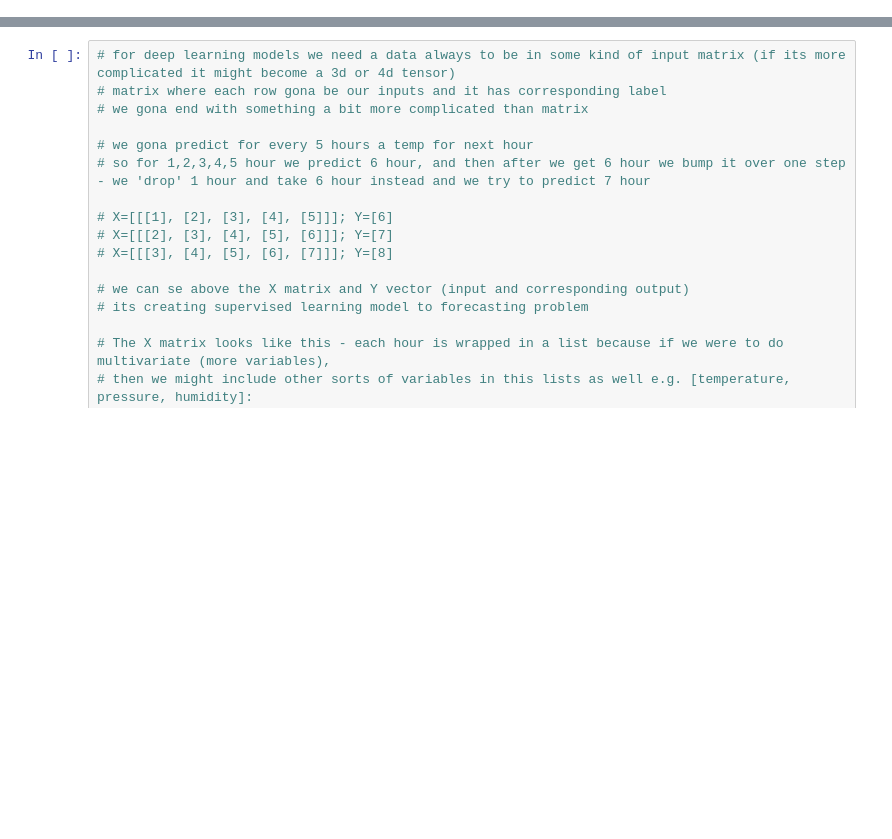
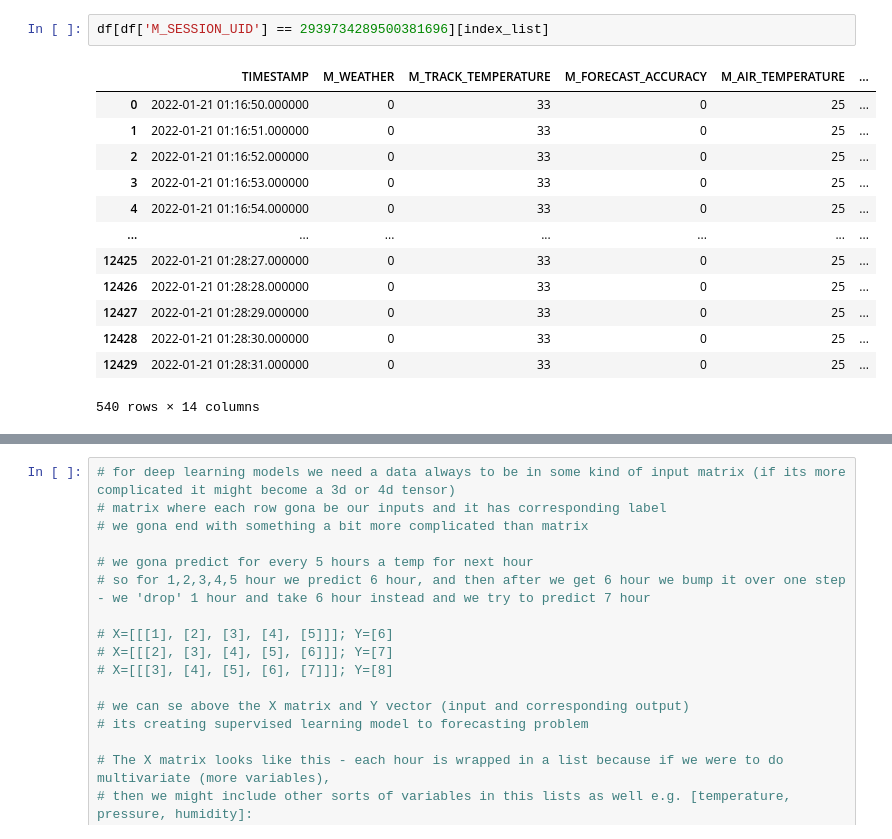
Before and after one commit to kojalowicz/Formula-1, a Jupyter notebook: LSTM_TEMP.ipynb, the cells around one changed output, grey strips where cells are left out. Drawn from its saved outputs; the diff is of its cells as text; blank space fills up the shorter version.

```diff
--- a/LSTM_TEMP.ipynb
+++ b/LSTM_TEMP.ipynb
@@ -64 +86,17 @@ df[:16]
+# %%
+df[df['M_SESSION_UID'] == 2939734289500381696][index_list]
+# %% [output]
+|  | TIMESTAMP | M_WEATHER | M_TRACK_TEMPERATURE | M_FORECAST_ACCURACY | M_AIR_TEMPERATURE | ... |
+| 0 | 2022-01-21 01:16:50.000000 | 0 | 33 | 0 | 25 | ... |
+| 1 | 2022-01-21 01:16:51.000000 | 0 | 33 | 0 | 25 | ... |
+| 2 | 2022-01-21 01:16:52.000000 | 0 | 33 | 0 | 25 | ... |
+| 3 | 2022-01-21 01:16:53.000000 | 0 | 33 | 0 | 25 | ... |
+| 4 | 2022-01-21 01:16:54.000000 | 0 | 33 | 0 | 25 | ... |
+| ... | ... | ... | ... | ... | ... | ... |
+| 12425 | 2022-01-21 01:28:27.000000 | 0 | 33 | 0 | 25 | ... |
+| 12426 | 2022-01-21 01:28:28.000000 | 0 | 33 | 0 | 25 | ... |
+| 12427 | 2022-01-21 01:28:29.000000 | 0 | 33 | 0 | 25 | ... |
+| 12428 | 2022-01-21 01:28:30.000000 | 0 | 33 | 0 | 25 | ... |
+| 12429 | 2022-01-21 01:28:31.000000 | 0 | 33 | 0 | 25 | ... |
+540 rows × 14 columns
 # %%
```
Also changed, not shown: parts of 15 cells of this notebook.
